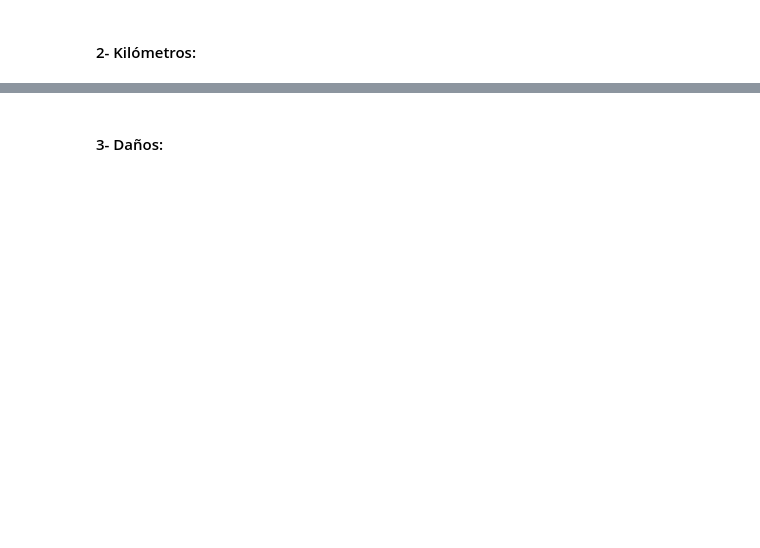
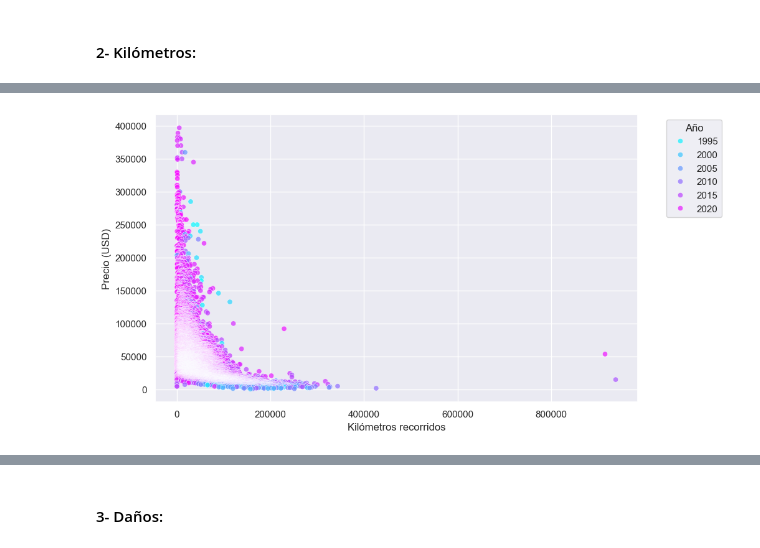
Before and after one commit to emalincic/Primer_Entrega_DS2, a Jupyter notebook: Asistencia_precios.ipynb, the cells around one changed output, grey strips where cells are left out. Cells and saved outputs as stored; diff of their text form; code cells hidden in the pictures; blank space fills up the shorter version.

```diff
--- a/Asistencia_precios.ipynb
+++ b/Asistencia_precios.ipynb
@@ -204,0 +235,9 @@ plt.show()
+# %%
+plt.figure(figsize=(10, 6))
+sns.scatterplot(data=data, x="Kilómetros", y="Precio", hue="Año", palette="cool", alpha=0.7)
+plt.ylabel("Precio (USD)")
+plt.xlabel("Kilómetros recorridos")
+plt.legend(title="Año", bbox_to_anchor=(1.05, 1), loc="upper left")
+plt.show()
+# %% [output]
+[figure, added]
```
Also changed, not shown: parts of 12 cells of this notebook, 1 other file.
